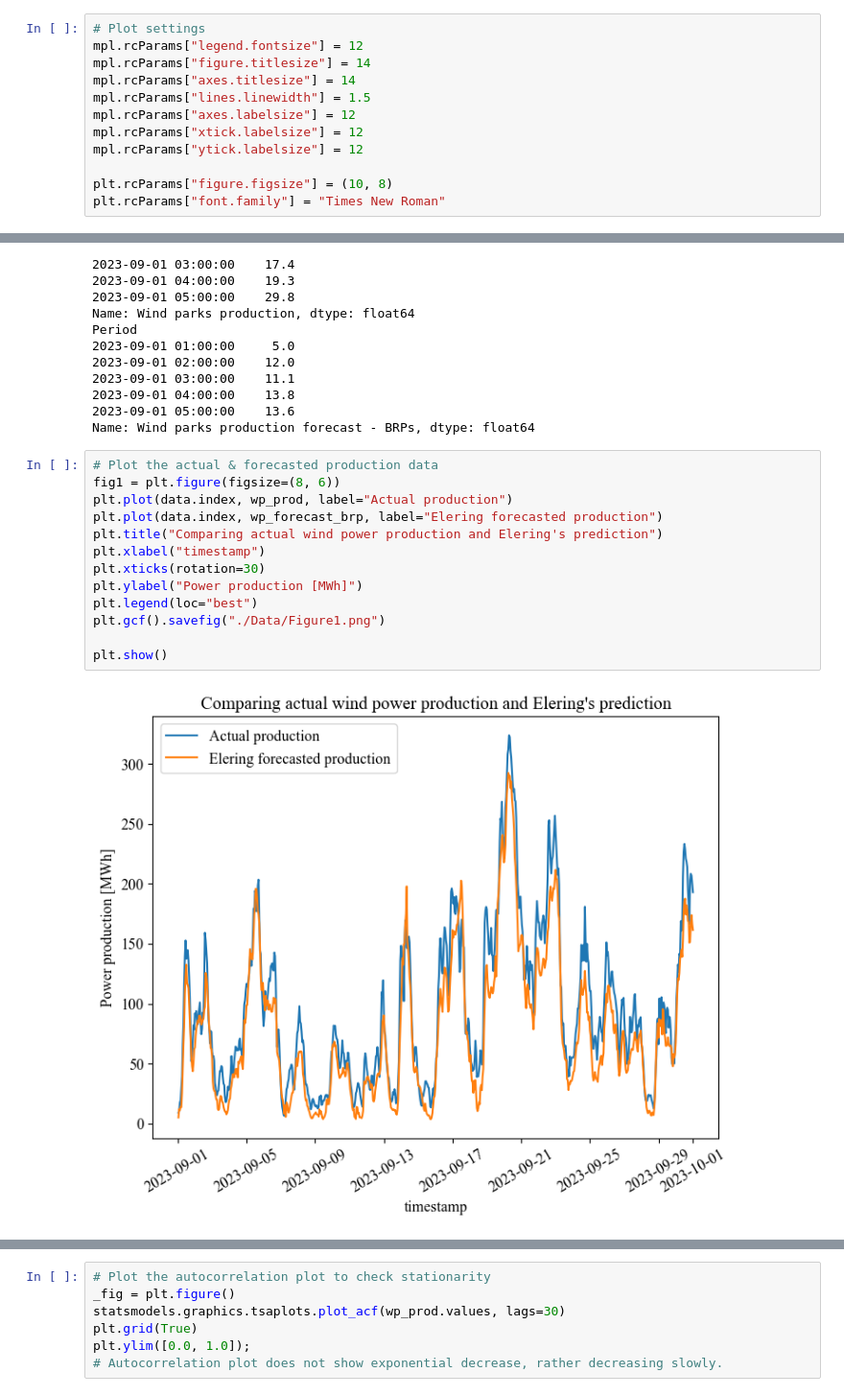
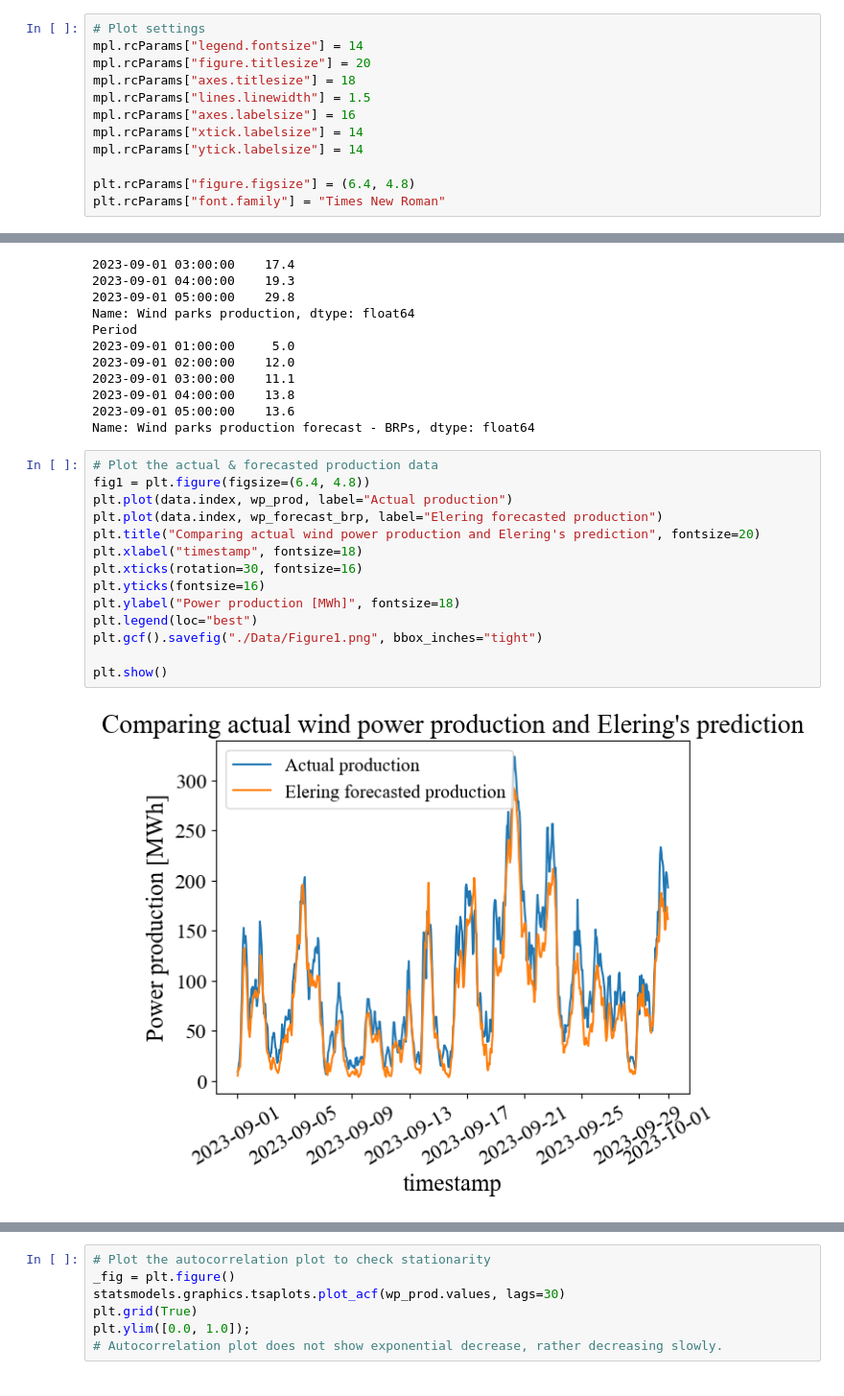
Before and after one commit to HyuntaeKR/enereng2023, a Jupyter notebook: ARIMA.ipynb, the cells around one changed output, grey strips where cells are left out. Shown at 96% size. Saved outputs shown, nothing was run; the diff lists cells and outputs as text.

```diff
--- a/ARIMA.ipynb
+++ b/ARIMA.ipynb
@@ -17,15 +17,15 @@ from pmdarima.arima import auto_arima
 from sklearn.metrics import mean_squared_error
 # %%
 # Plot settings
-mpl.rcParams["legend.fontsize"] = 12
-mpl.rcParams["figure.titlesize"] = 14
-mpl.rcParams["axes.titlesize"] = 14
+mpl.rcParams["legend.fontsize"] = 14
+mpl.rcParams["figure.titlesize"] = 20
+mpl.rcParams["axes.titlesize"] = 18
 mpl.rcParams["lines.linewidth"] = 1.5
-mpl.rcParams["axes.labelsize"] = 12
-mpl.rcParams["xtick.labelsize"] = 12
-mpl.rcParams["ytick.labelsize"] = 12
+mpl.rcParams["axes.labelsize"] = 16
+mpl.rcParams["xtick.labelsize"] = 14
+mpl.rcParams["ytick.labelsize"] = 14
 
-plt.rcParams["figure.figsize"] = (10, 8)
+plt.rcParams["figure.figsize"] = (6.4, 4.8)
 plt.rcParams["font.family"] = "Times New Roman"
 # %%
 # Import wind production data for September 2023
@@ -66,18 +66,19 @@ Period
 Name: Wind parks production forecast - BRPs, dtype: float64
 # %%
 # Plot the actual & forecasted production data
-fig1 = plt.figure(figsize=(8, 6))
+fig1 = plt.figure(figsize=(6.4, 4.8))
 plt.plot(data.index, wp_prod, label="Actual production")
 plt.plot(data.index, wp_forecast_brp, label="Elering forecasted production")
-plt.title("Comparing actual wind power production and Elering's prediction")
-plt.xlabel("timestamp")
-plt.xticks(rotation=30)
-plt.ylabel("Power production [MWh]")
+plt.title("Comparing actual wind power production and Elering's prediction", fontsize=20)
+plt.xlabel("timestamp", fontsize=18)
+plt.xticks(rotation=30, fontsize=16)
+plt.yticks(fontsize=16)
+plt.ylabel("Power production [MWh]", fontsize=18)
 plt.legend(loc="best")
-plt.gcf().savefig("./Data/Figure1.png")
+plt.gcf().savefig("./Data/Figure1.png", bbox_inches="tight")
 
 plt.show()
 # %% [output]
-[figure, old version]
+[figure, new version]
 # %%
 # Decompose seasonal componenet
```
Also changed, not shown: parts of 1 cell of this notebook, 1 other file.
